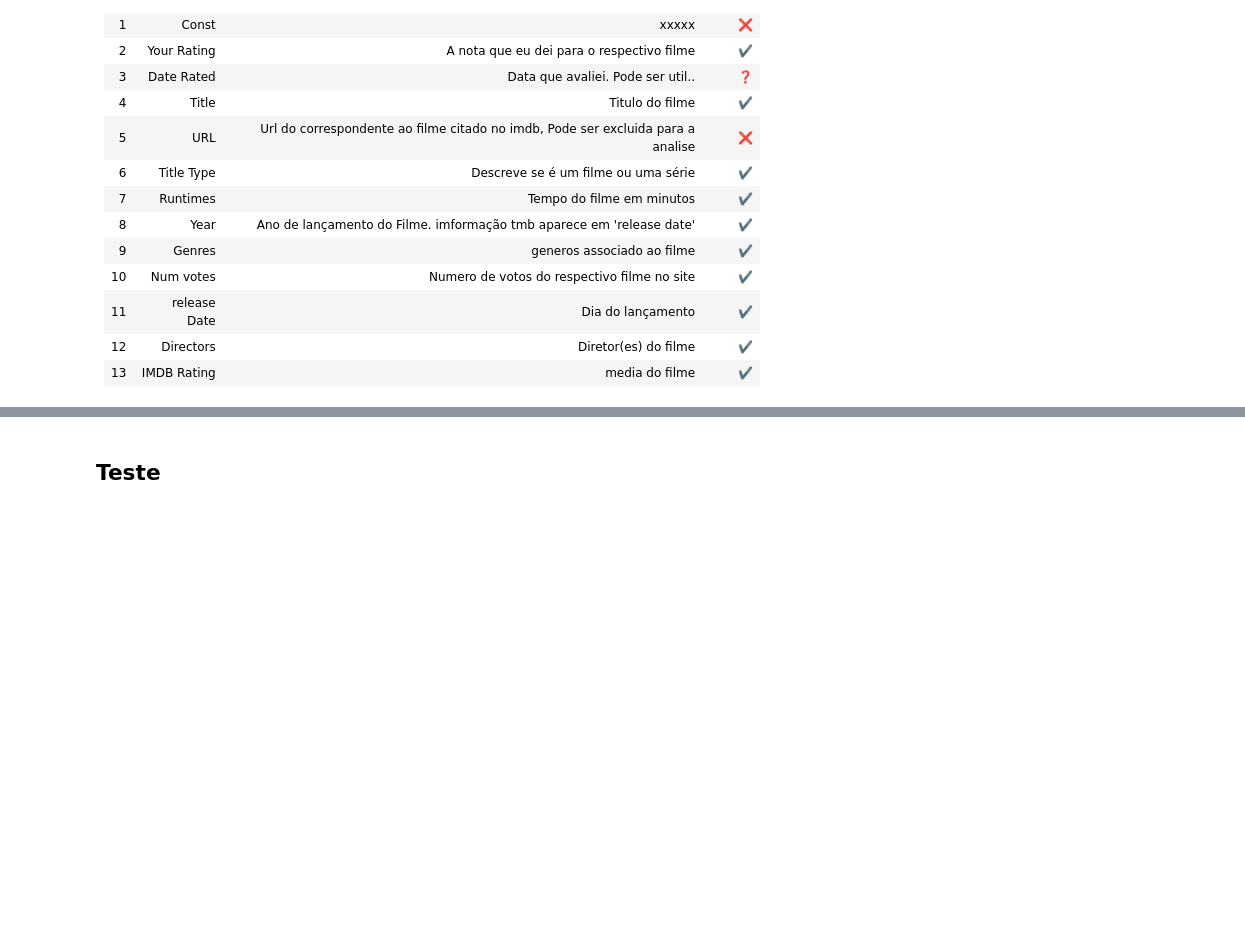
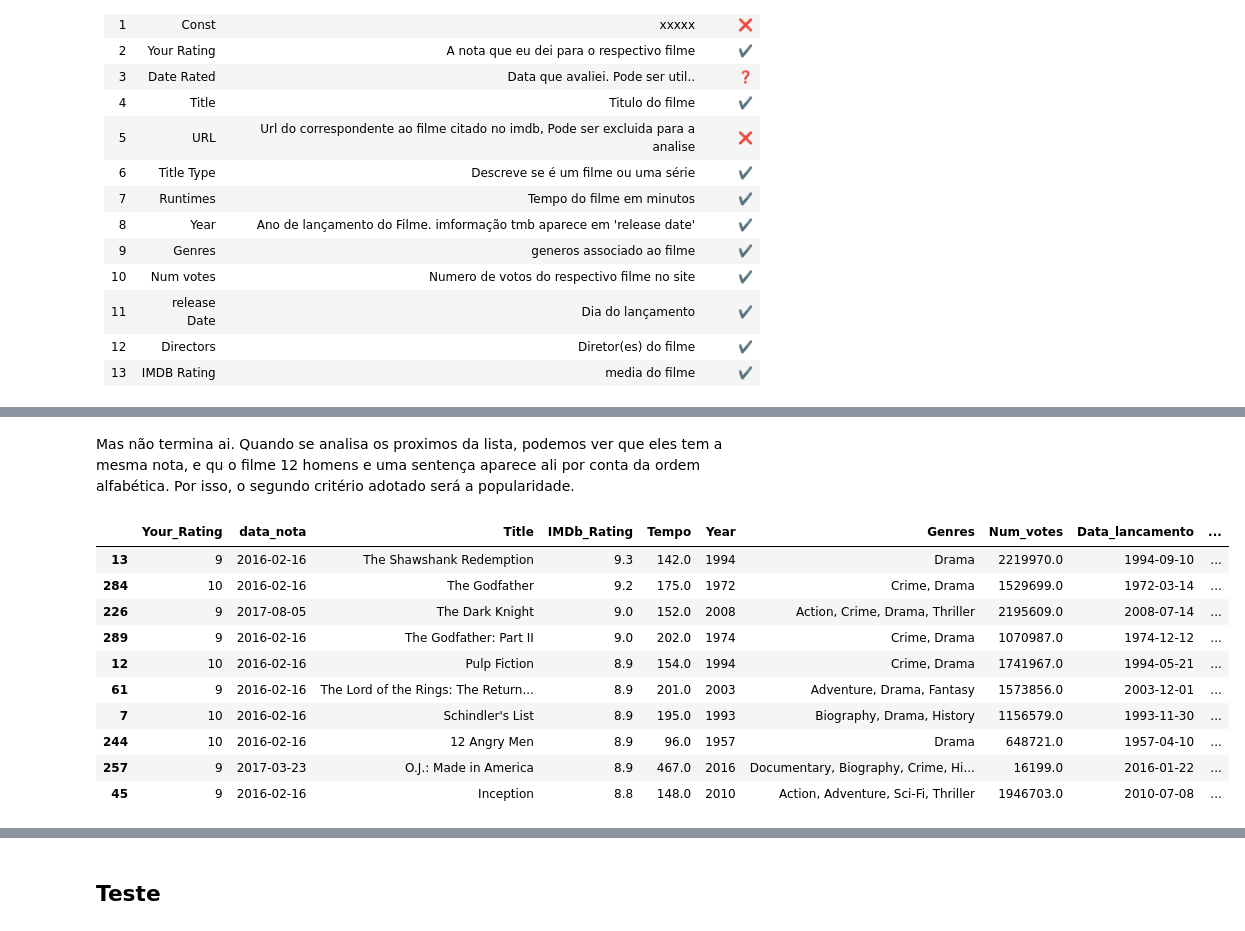
Before and after one commit to mateusmata/Jupyter_Notebook_Estudo, a Jupyter notebook: Arquivos ipynb/IMDB_ratings_Pessoal.ipynb, the cells around one changed output, grey strips where cells are left out. Cells and saved outputs as stored; diff of their text form; code cells hidden in the pictures; blank space fills up the shorter version.

```diff
--- a/Arquivos ipynb/IMDB_ratings_Pessoal.ipynb
+++ b/Arquivos ipynb/IMDB_ratings_Pessoal.ipynb
@@ -72,0 +164,17 @@ imdb.head()
+# %% [markdown]
+Mas não termina ai. Quando se analisa os proximos da lista, podemos ver que eles tem a mesma nota, e qu o filme 12 homens e uma sentença aparece ali por conta da ordem alfabética.
+Por isso, o segundo critério adotado será a popularidade.
+# %%
+imdb.sort_values(by=['IMDb_Rating', 'Num_votes'], ascending=False).head(10)
+# %% [output]
+|  | Your_Rating | data_nota | Title | IMDb_Rating | Tempo | Year | Genres | Num_votes | Data_lancamento | ... |
+| 13 | 9 | 2016-02-16 | The Shawshank Redemption | 9.3 | 142.0 | 1994 | Drama | 2219970.0 | 1994-09-10 | ... |
+| 284 | 10 | 2016-02-16 | The Godfather | 9.2 | 175.0 | 1972 | Crime, Drama | 1529699.0 | 1972-03-14 | ... |
+| 226 | 9 | 2017-08-05 | The Dark Knight | 9.0 | 152.0 | 2008 | Action, Crime, Drama, Thriller | 2195609.0 | 2008-07-14 | ... |
+| 289 | 9 | 2016-02-16 | The Godfather: Part II | 9.0 | 202.0 | 1974 | Crime, Drama | 1070987.0 | 1974-12-12 | ... |
+| 12 | 10 | 2016-02-16 | Pulp Fiction | 8.9 | 154.0 | 1994 | Crime, Drama | 1741967.0 | 1994-05-21 | ... |
+| 61 | 9 | 2016-02-16 | The Lord of the Rings: The Return... | 8.9 | 201.0 | 2003 | Adventure, Drama, Fantasy | 1573856.0 | 2003-12-01 | ... |
+| 7 | 10 | 2016-02-16 | Schindler's List | 8.9 | 195.0 | 1993 | Biography, Drama, History | 1156579.0 | 1993-11-30 | ... |
+| 244 | 10 | 2016-02-16 | 12 Angry Men | 8.9 | 96.0 | 1957 | Drama | 648721.0 | 1957-04-10 | ... |
+| 257 | 9 | 2017-03-23 | O.J.: Made in America | 8.9 | 467.0 | 2016 | Documentary, Biography, Crime, Hi... | 16199.0 | 2016-01-22 | ... |
+| 45 | 9 | 2016-02-16 | Inception | 8.8 | 148.0 | 2010 | Action, Adventure, Sci-Fi, Thriller | 1946703.0 | 2010-07-08 | ... |
```
Also changed, not shown: parts of 31 cells of this notebook.
